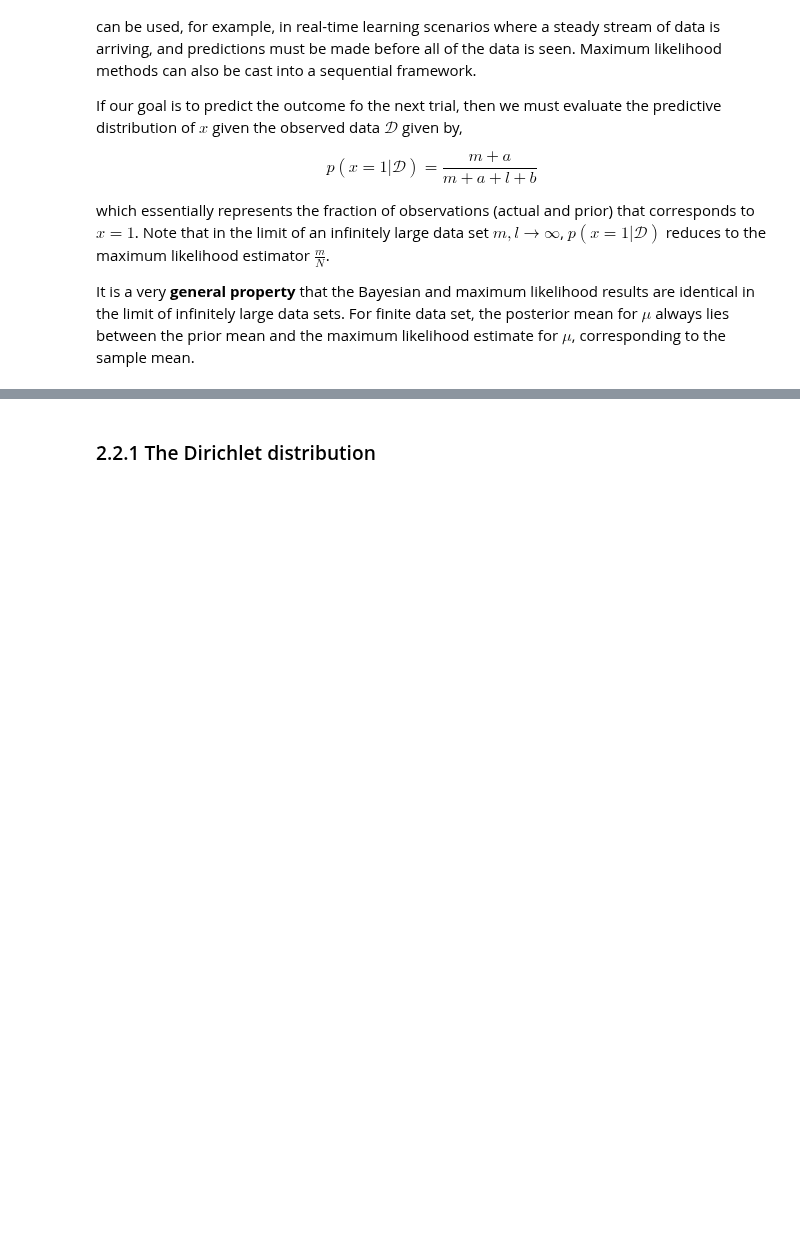
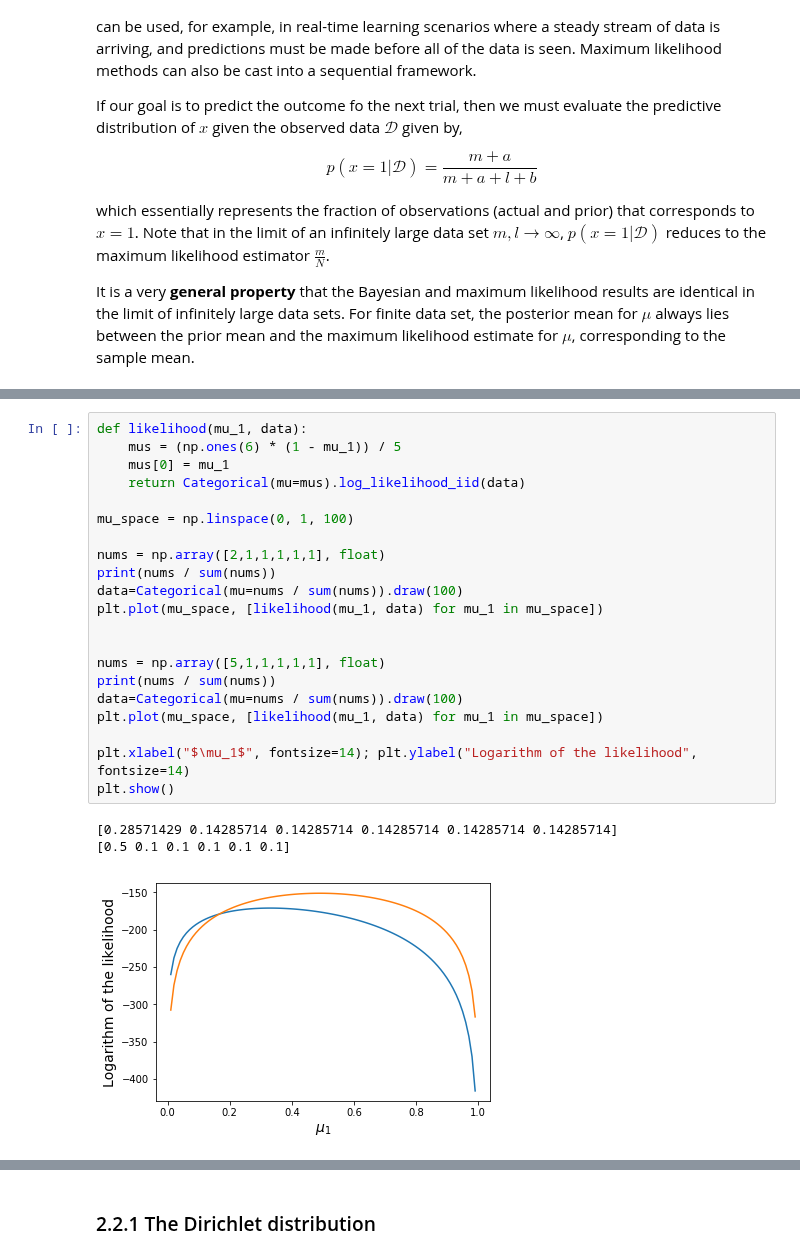
Before and after one commit to vagmcs/PRML, a Jupyter notebook: notebooks/ch2_probability_distributions.ipynb, the cells around one changed output, grey strips where cells are left out. Saved outputs shown, nothing was run; the diff lists cells and outputs as text; blank space fills up the shorter version.

```diff
--- a/notebooks/ch2_probability_distributions.ipynb
+++ b/notebooks/ch2_probability_distributions.ipynb
@@ -400,0 +454,25 @@ $$
+# %%
+def likelihood(mu_1, data):
+    mus = (np.ones(6) * (1 - mu_1)) / 5
+    mus[0] = mu_1
+    return Categorical(mu=mus).log_likelihood_iid(data)
+
+mu_space = np.linspace(0, 1, 100)
+
+nums = np.array([2,1,1,1,1,1], float)
+print(nums / sum(nums))
+data=Categorical(mu=nums / sum(nums)).draw(100)
+plt.plot(mu_space, [likelihood(mu_1, data) for mu_1 in mu_space])
+
+
+nums = np.array([5,1,1,1,1,1], float)
+print(nums / sum(nums))
+data=Categorical(mu=nums / sum(nums)).draw(100)
+plt.plot(mu_space, [likelihood(mu_1, data) for mu_1 in mu_space])
+
+plt.xlabel("$\mu_1$", fontsize=14); plt.ylabel("Logarithm of the likelihood", fontsize=14)
+plt.show()
+# %% [output]
+[0.28571429 0.14285714 0.14285714 0.14285714 0.14285714 0.14285714]
+[0.5 0.1 0.1 0.1 0.1 0.1]
+[figure, added]
```
Also changed, not shown: parts of 5 cells of this notebook.
